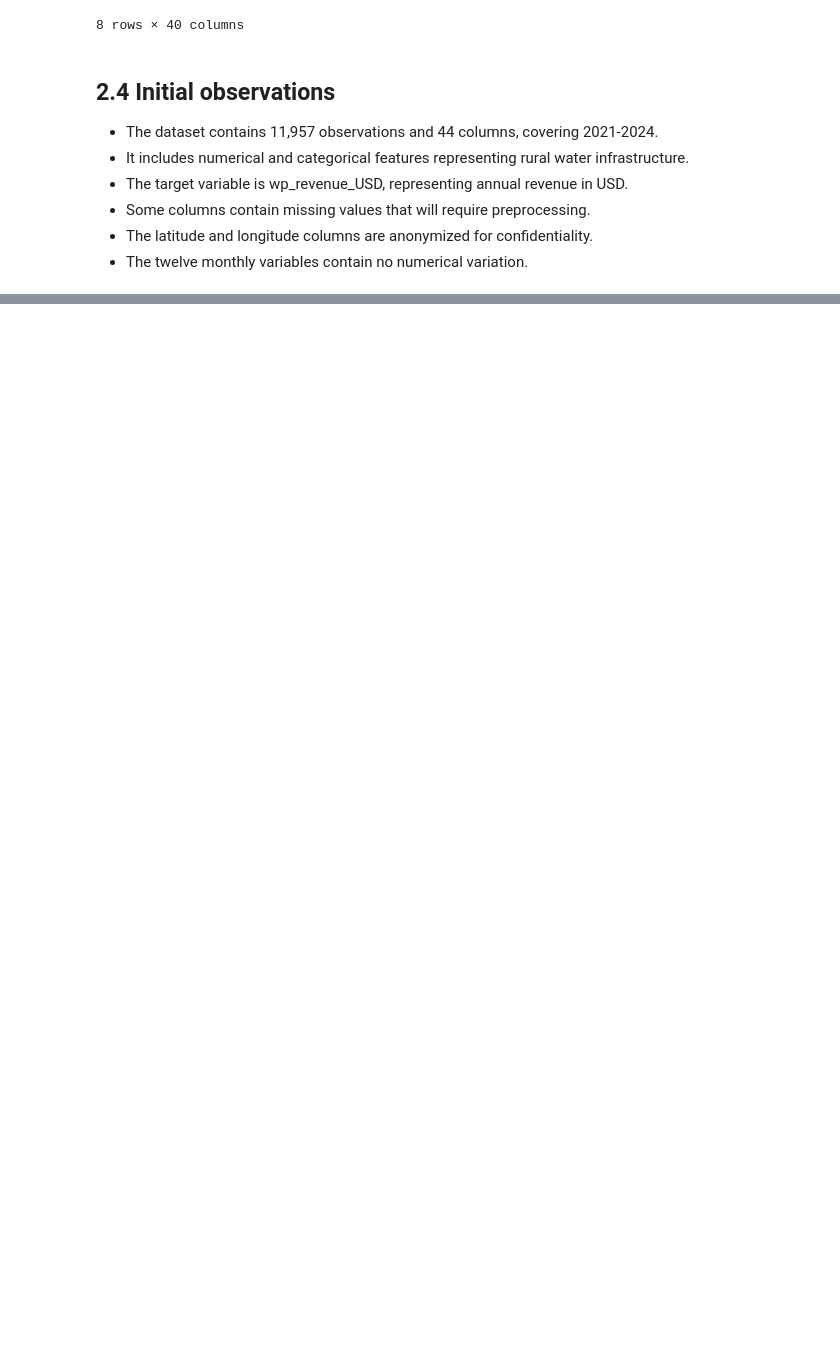
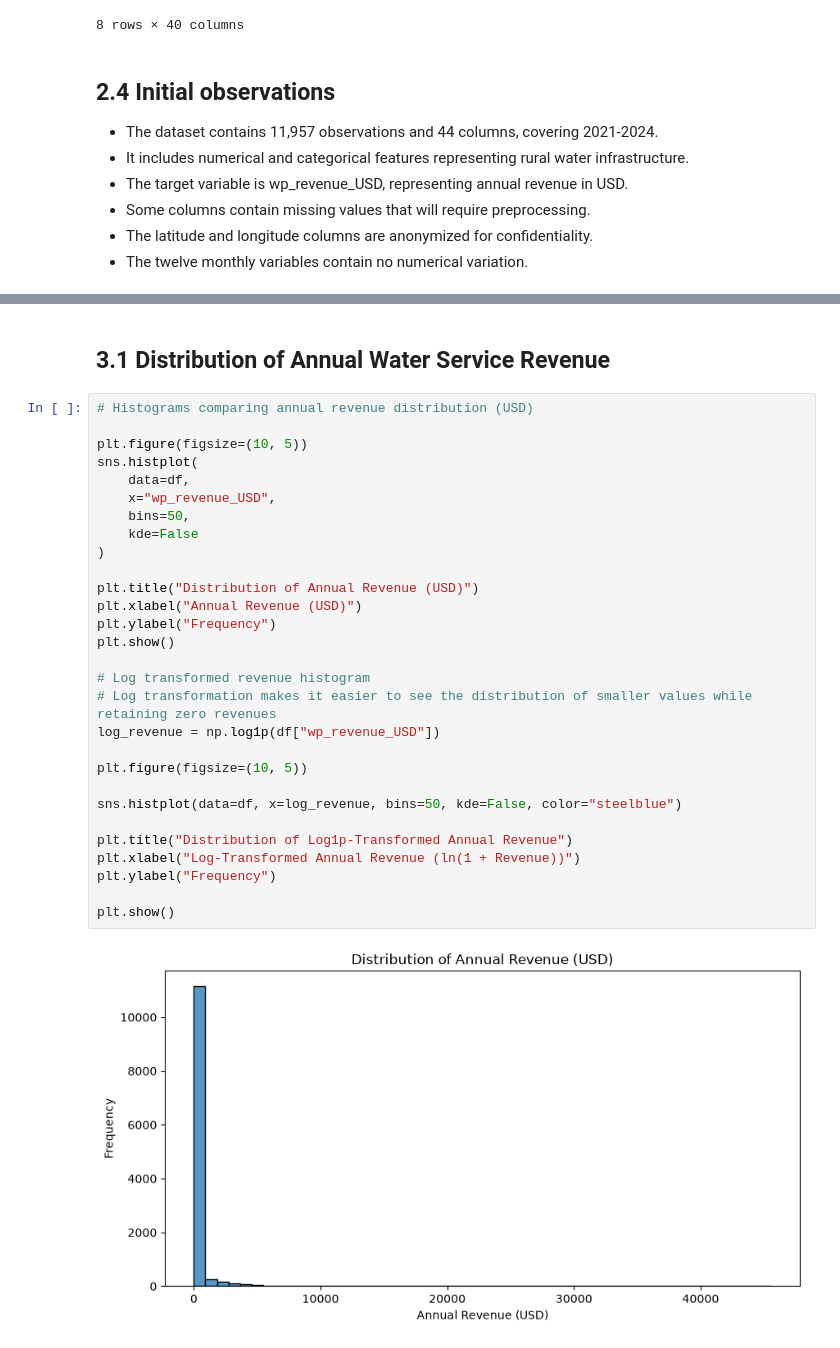
Before and after one commit to L-nsamba/linear_regression_model, a Jupyter notebook: summative/linear_regression/multivariate.ipynb, the cells around one changed output, grey strips where cells are left out. Saved outputs shown, nothing was run; the diff lists cells and outputs as text; blank space fills up the shorter version.

Commit message:
exploratory data analysis section

```diff
--- a/summative/linear_regression/multivariate.ipynb
+++ b/summative/linear_regression/multivariate.ipynb
@@ -97,0 +101,33 @@ memory usage: 4.0 MB
+# %% [markdown]
+## 3.1 Distribution of Annual Water Service Revenue
+# %%
+# Histograms comparing annual revenue distribution (USD)
+
+plt.figure(figsize=(10, 5))
+sns.histplot(
+    data=df,
+    x="wp_revenue_USD",
+    bins=50,
+    kde=False
+)
+
+plt.title("Distribution of Annual Revenue (USD)")
+plt.xlabel("Annual Revenue (USD)")
+plt.ylabel("Frequency")
+plt.show()
+
+# Log transformed revenue histogram
+# Log transformation makes it easier to see the distribution of smaller values while retaining zero revenues
+log_revenue = np.log1p(df["wp_revenue_USD"])
+
+plt.figure(figsize=(10, 5))
+
+sns.histplot(data=df, x=log_revenue, bins=50, kde=False, color="steelblue")
+
+plt.title("Distribution of Log1p-Transformed Annual Revenue")
+plt.xlabel("Log-Transformed Annual Revenue (ln(1 + Revenue))")
+plt.ylabel("Frequency")
+
+plt.show()
+# %% [output]
+[figure, added]
```
Also changed, not shown: parts of 12 cells of this notebook.
